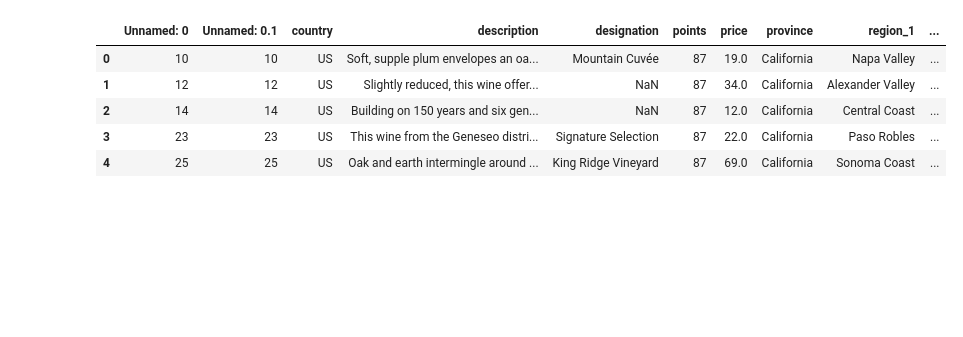
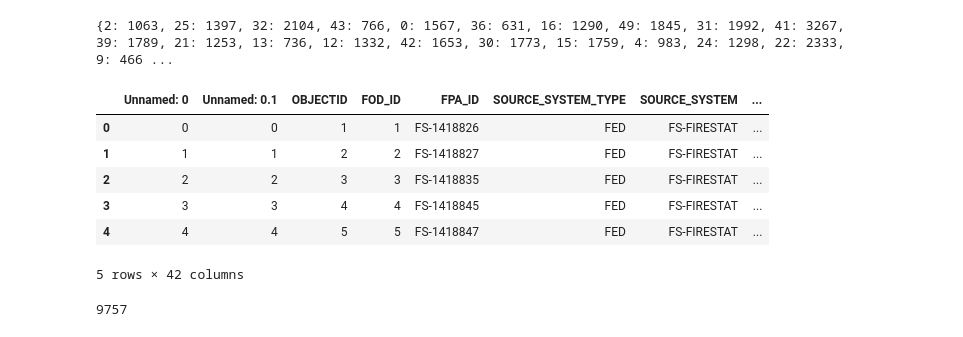
Before and after one commit to jems2019/CMPE257, a Jupyter notebook: Data Cleaning/Lat_Lng_Data_Cleaning.ipynb, the cells around one changed output. Drawn from its saved outputs; the diff is of its cells as text; code cells hidden in the pictures; blank space fills up the shorter version.

Commit message:
added the latlng merged data

```diff
--- a/Data Cleaning/Lat_Lng_Data_Cleaning.ipynb
+++ b/Data Cleaning/Lat_Lng_Data_Cleaning.ipynb
@@ -93,0 +81,5 @@ for index, row in data.iterrows():
+# %%
+fire_data = pd.read_csv('../data/clean_fire.csv')
+fire_data.dropna(subset = ['FIRE_YEAR', 'FIPS_NAME', 'FIRE_SIZE', 'LATITUDE', 'LONGITUDE'], inplace = True)
+print(fire_data.shape)
+fire_data.head()
@@ -94,9 +110,20 @@ for index, row in data.iterrows():
+# %%
+fire_latlng = fire_data.loc[:,['LATITUDE','LONGITUDE']]
+cluster = KMeans(n_clusters = 50, random_state = 0).fit(fire_latlng)
+
+centers = cluster.cluster_centers_
+label_count(cluster.labels_)
+
+fire_data['CLUSTER'] = cluster.labels_
+# %% [output]
+{2: 1063, 25: 1397, 32: 2104, 43: 766, 0: 1567, 36: 631, 16: 1290, 49: 1845, 31: 1992, 41: 3267, 39: 1789, 21: 1253, 13: 736, 12: 1332, 42: 1653, 30: 1773, 15: 1759, 4: 983, 24: 1298, 22: 2333, 9: 466 ...
 # %%
-data.head()
+fire_data.head()
 # %% [output]
-|  | Unnamed: 0 | Unnamed: 0.1 | country | description | designation | points | price | province | region_1 | ... |
-| 0 | 10 | 10 | US | Soft, supple plum envelopes an oa... | Mountain Cuvée | 87 | 19.0 | California | Napa Valley | ... |
-| 1 | 12 | 12 | US | Slightly reduced, this wine offer... | NaN | 87 | 34.0 | California | Alexander Valley | ... |
-| 2 | 14 | 14 | US | Building on 150 years and six gen... | NaN | 87 | 12.0 | California | Central Coast | ... |
-| 3 | 23 | 23 | US | This wine from the Geneseo distri... | Signature Selection | 87 | 22.0 | California | Paso Robles | ... |
-| 4 | 25 | 25 | US | Oak and earth intermingle around ... | King Ridge Vineyard | 87 | 69.0 | California | Sonoma Coast | ... |
+|  | Unnamed: 0 | Unnamed: 0.1 | OBJECTID | FOD_ID | FPA_ID | SOURCE_SYSTEM_TYPE | SOURCE_SYSTEM | ... |
+| 0 | 0 | 0 | 1 | 1 | FS-1418826 | FED | FS-FIRESTAT | ... |
+| 1 | 1 | 1 | 2 | 2 | FS-1418827 | FED | FS-FIRESTAT | ... |
+| 2 | 2 | 2 | 3 | 3 | FS-1418835 | FED | FS-FIRESTAT | ... |
+| 3 | 3 | 3 | 4 | 4 | FS-1418845 | FED | FS-FIRESTAT | ... |
+| 4 | 4 | 4 | 5 | 5 | FS-1418847 | FED | FS-FIRESTAT | ... |
+5 rows × 42 columns
@@ -104,0 +130,4 @@ data.to_csv('../data/CA_Wines_with_LatLng')
+# %%
+wine_data.shape[0]
+# %% [output]
+9757
```
Also changed, not shown: parts of 14 cells of this notebook, 2 other files.
